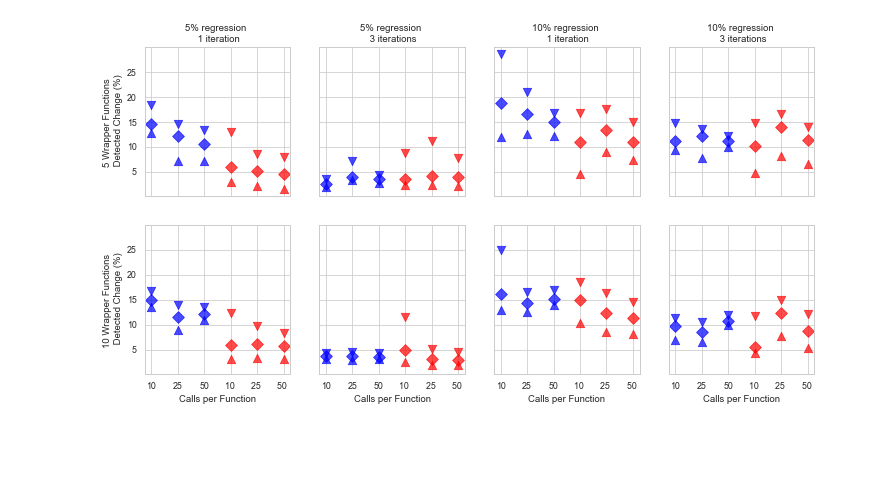
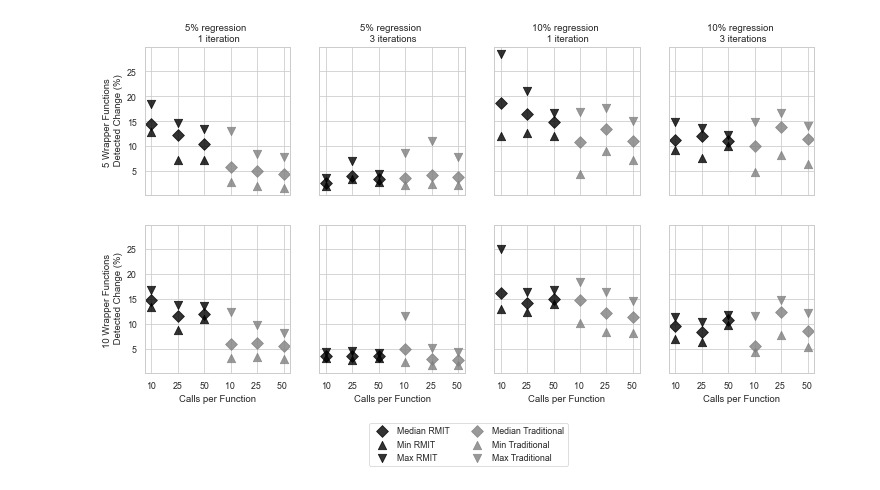
Before and after one commit to martingrambow/faasterBench, a Jupyter notebook: analysis/analysis_draw.ipynb, the cells around one changed output. Cells and saved outputs as stored; diff of their text form; code cells hidden in the pictures; blank space fills up the shorter version.

Commit message:
add paper plot for google

```diff
--- a/analysis/analysis_draw.ipynb
+++ b/analysis/analysis_draw.ipynb
@@ -15,8 +15,9 @@ infile = "perfChanges.pkl"
 df_results = pd.read_pickle(infile)
 # %%
 fig, axs = plt.subplots(2, 4, sharex=True, sharey=True,)
-color1 = "blue"
-alpha = 0.7
+color1 = "black"
+color2 = "gray"
+alpha = 0.8
 msize=70
 
 subset = df_results.loc[(df_results["platform"] == 'google')
@@ -33,9 +34,9 @@ subset = df_results.loc[(df_results["platform"] == 'google')
                              & (df_results["wrapperCount"] == 5)
                              & (df_results["method"] == "traditional")
                              & (df_results["iterations"] == 1)]
-axs[0, 0].scatter(subset["callsPerFunction"], subset["change"], c="red", marker="D", alpha=alpha, s=msize)
-axs[0, 0].scatter(subset["callsPerFunction"], subset["min"], c="red", marker="^", alpha=alpha, s=msize)
-axs[0, 0].scatter(subset["callsPerFunction"], subset["max"], c="red", marker="v", alpha=alpha, s=msize)
+axs[0, 0].scatter(subset["callsPerFunction"], subset["change"], c=color2, marker="D", alpha=alpha, s=msize)
+axs[0, 0].scatter(subset["callsPerFunction"], subset["min"], c=color2, marker="^", alpha=alpha, s=msize)
+axs[0, 0].scatter(subset["callsPerFunction"], subset["max"], c=color2, marker="v", alpha=alpha, s=msize)
 
 axs[0, 0].set_title('5% regression \n 1 iteration')
 
@@ -54,9 +55,9 @@ subset = df_results.loc[(df_results["platform"] == 'google')
                              & (df_results["wrapperCount"] == 5)
                              & (df_results["method"] == "traditional")
                              & (df_results["iterations"] == 3)]
-axs[0, 1].scatter(subset["callsPerFunction"], subset["change"], c="red", marker="D", alpha=alpha, s=msize)
-axs[0, 1].scatter(subset["callsPerFunction"], subset["min"], c="red", marker="^", alpha=alpha, s=msize)
-axs[0, 1].scatter(subset["callsPerFunction"], subset["max"], c="red", marker="v", alpha=alpha, s=msize)
+axs[0, 1].scatter(subset["callsPerFunction"], subset["change"], c=color2, marker="D", alpha=alpha, s=msize)
+axs[0, 1].scatter(subset["callsPerFunction"], subset["min"], c=color2, marker="^", alpha=alpha, s=msize)
+axs[0, 1].scatter(subset["callsPerFunction"], subset["max"], c=color2, marker="v", alpha=alpha, s=msize)
 
 axs[0, 1].set_title('5% regression \n 3 iterations')
 
@@ -76,9 +77,9 @@ subset = df_results.loc[(df_results["platform"] == 'google')
                              & (df_results["wrapperCount"] == 5)
                              & (df_results["method"] == "traditional")
                              & (df_results["iterations"] == 1)]
-axs[0, 2].scatter(subset["callsPerFunction"], subset["change"], c="red", marker="D", alpha=alpha, s=msize)
-axs[0, 2].scatter(subset["callsPerFunction"], subset["min"], c="red", marker="^", alpha=alpha, s=msize)
-axs[0, 2].scatter(subset["callsPerFunction"], subset["max"], c="red", marker="v", alpha=alpha, s=msize)
+axs[0, 2].scatter(subset["callsPerFunction"], subset["change"], c=color2, marker="D", alpha=alpha, s=msize)
+axs[0, 2].scatter(subset["callsPerFunction"], subset["min"], c=color2, marker="^", alpha=alpha, s=msize)
+axs[0, 2].scatter(subset["callsPerFunction"], subset["max"], c=color2, marker="v", alpha=alpha, s=msize)
 
 axs[0, 2].set_title('10% regression \n 1 iteration')
 
@@ -97,9 +98,9 @@ subset = df_results.loc[(df_results["platform"] == 'google')
                              & (df_results["wrapperCount"] == 5)
                              & (df_results["method"] == "traditional")
                              & (df_results["iterations"] == 3)]
-axs[0, 3].scatter(subset["callsPerFunction"], subset["change"], c="red", marker="D", alpha=alpha, s=msize)
-axs[0, 3].scatter(subset["callsPerFunction"], subset["min"], c="red", marker="^", alpha=alpha, s=msize)
-axs[0, 3].scatter(subset["callsPerFunction"], subset["max"], c="red", marker="v", alpha=alpha, s=msize)
+axs[0, 3].scatter(subset["callsPerFunction"], subset["change"], c=color2, marker="D", alpha=alpha, s=msize)
+axs[0, 3].scatter(subset["callsPerFunction"], subset["min"], c=color2, marker="^", alpha=alpha, s=msize)
+axs[0, 3].scatter(subset["callsPerFunction"], subset["max"], c=color2, marker="v", alpha=alpha, s=msize)
 
 axs[0, 3].set_title('10% regression \n 3 iterations')
 
@@ -122,9 +123,9 @@ subset = df_results.loc[(df_results["platform"] == 'google')
                              & (df_results["wrapperCount"] == 10)
                              & (df_results["method"] == "traditional")
                              & (df_results["iterations"] == 1)]
-axs[1, 0].scatter(subset["callsPerFunction"], subset["change"], c="red", marker="D", alpha=alpha, s=msize)
-axs[1, 0].scatter(subset["callsPerFunction"], subset["min"], c="red", marker="^", alpha=alpha, s=msize)
-axs[1, 0].scatter(subset["callsPerFunction"], subset["max"], c="red", marker="v", alpha=alpha, s=msize)
+axs[1, 0].scatter(subset["callsPerFunction"], subset["change"], c=color2, marker="D", alpha=alpha, s=msize)
+axs[1, 0].scatter(subset["callsPerFunction"], subset["min"], c=color2, marker="^", alpha=alpha, s=msize)
+axs[1, 0].scatter(subset["callsPerFunction"], subset["max"], c=color2, marker="v", alpha=alpha, s=msize)
 
 
 
@@ -142,9 +143,9 @@ subset = df_results.loc[(df_results["platform"] == 'google')
                              & (df_results["wrapperCount"] == 10)
                              & (df_results["method"] == "traditional")
                              & (df_results["iterations"] == 3)]
-axs[1, 1].scatter(subset["callsPerFunction"], subset["change"], c="red", marker="D", alpha=alpha, s=msize)
-axs[1, 1].scatter(subset["callsPerFunction"], subset["min"], c="red", marker="^", alpha=alpha, s=msize)
-axs[1, 1].scatter(subset["callsPerFunction"], subset["max"], c="red", marker="v", alpha=alpha, s=msize)
+axs[1, 1].scatter(subset["callsPerFunction"], subset["change"], c=color2, marker="D", alpha=alpha, s=msize)
+axs[1, 1].scatter(subset["callsPerFunction"], subset["min"], c=color2, marker="^", alpha=alpha, s=msize)
+axs[1, 1].scatter(subset["callsPerFunction"], subset["max"], c=color2, marker="v", alpha=alpha, s=msize)
 
 
 
@@ -162,38 +163,46 @@ subset = df_results.loc[(df_results["platform"] == 'google')
                              & (df_results["regression"] == 10)
                              & (df_results["wrapperCount"] == 10)
                              & (df_results["method"] == "traditional")
                              & (df_results["iterations"] == 1)]
-axs[1, 2].scatter(subset["callsPerFunction"], subset["change"], c="red", marker="D", alpha=alpha, s=msize)
-axs[1, 2].scatter(subset["callsPerFunction"], subset["min"], c="red", marker="^", alpha=alpha, s=msize)
-axs[1, 2].scatter(subset["callsPerFunction"], subset["max"], c="red", marker="v", alpha=alpha, s=msize)
+axs[1, 2].scatter(subset["callsPerFunction"], subset["change"], c=color2, marker="D", alpha=alpha, s=msize)
+axs[1, 2].scatter(subset["callsPerFunction"], subset["min"], c=color2, marker="^", alpha=alpha, s=msize)
+axs[1, 2].scatter(subset["callsPerFunction"], subset["max"], c=color2, marker="v", alpha=alpha, s=msize)
 
 
 
 subset = df_results.loc[(df_results["platform"] == 'google')
                              & (df_results["regression"] == 10)
                              & (df_results["wrapperCount"] == 10)
                              & (df_results["method"] == "faasterBench")
                              & (df_results["iterations"] == 3)]
+axs[1, 3].scatter(subset["callsPerFunction"], subset["max"], c=color1, marker="v", alpha=alpha, s=msize)
 axs[1, 3].scatter(subset["callsPerFunction"], subset["change"], c=color1, marker="D", alpha=alpha, s=msize)
 axs[1, 3].scatter(subset["callsPerFunction"], subset["min"], c=color1, marker="^", alpha=alpha, s=msize)
-axs[1, 3].scatter(subset["callsPerFunction"], subset["max"], c=color1, marker="v", alpha=alpha, s=msize)
 
 subset = df_results.loc[(df_results["platform"] == 'google')
                              & (df_results["regression"] == 10)
                              & (df_results["wrapperCount"] == 10)
                              & (df_results["method"] == "traditional")
                              & (df_results["iterations"] == 3)]
-axs[1, 3].scatter(subset["callsPerFunction"], subset["change"], c="red", marker="D", alpha=alpha, s=msize)
-axs[1, 3].scatter(subset["callsPerFunction"], subset["min"], c="red", marker="^", alpha=alpha, s=msize)
-axs[1, 3].scatter(subset["callsPerFunction"], subset["max"], c="red", marker="v", alpha=alpha, s=msize)
+axs[1, 3].scatter(subset["callsPerFunction"], subset["max"], c=color2, marker="v", alpha=alpha, s=msize)
+axs[1, 3].scatter(subset["callsPerFunction"], subset["change"], c=color2, marker="D", alpha=alpha, s=msize)
+axs[1, 3].scatter(subset["callsPerFunction"], subset["min"], c=color2, marker="^", alpha=alpha, s=msize)
+
 
 first = True
 for ax in axs.flat:
     if (first):
         ax.set(xlabel='Calls per Function', ylabel='5 Wrapper Functions \n Detected Change (%)')
         first = False
     else:
         ax.set(xlabel='Calls per Function', ylabel='10 Wrapper Functions \n Detected Change (%)')
     ax.label_outer()
+
+
+labels = ["Median RMIT", "Min RMIT", "Max RMIT", "Median Traditional", "Min Traditional", "Max Traditional"]
+fig.legend([ax], labels=labels,
+           loc="lower center", ncol=2, bbox_to_anchor=(0.5, -0.1))
+
+plt.savefig("results_google.pdf",bbox_inches='tight')
 # %% [output]
-[figure, old version]
+[figure, new version]
```
Also changed, not shown: 1 other file.
